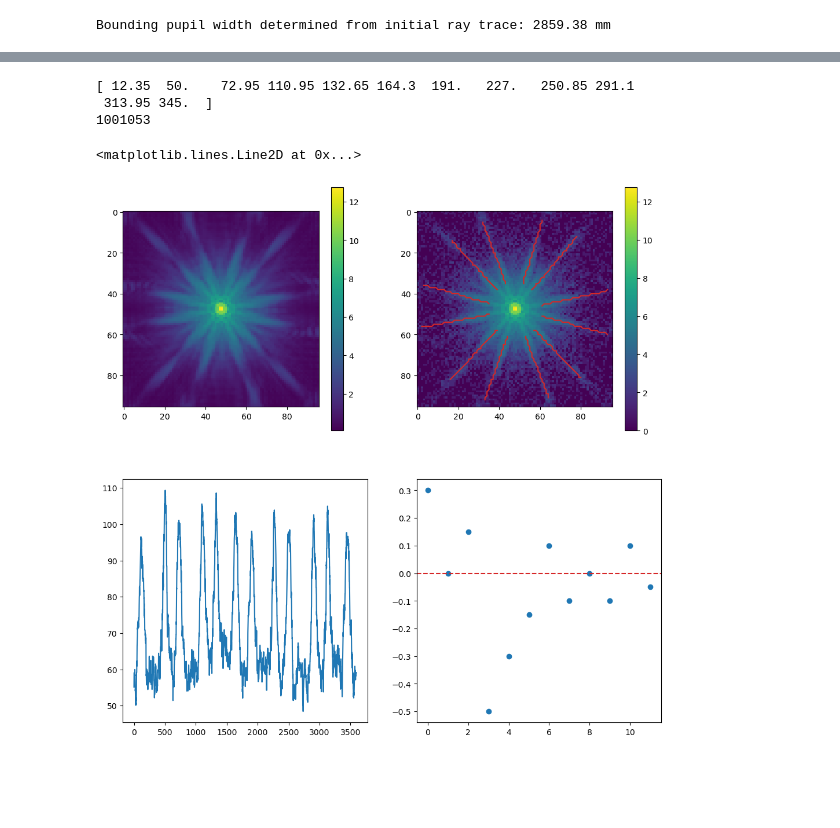
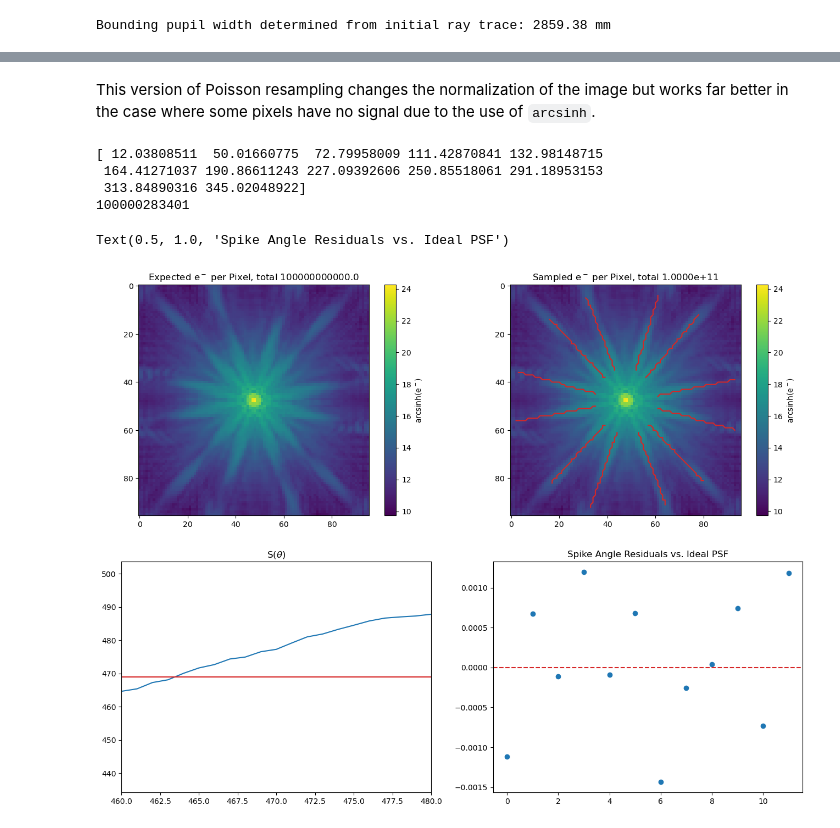
Before and after one commit to Roman-HLIS-Cosmology-PIT/spike-aberration-detect, a Jupyter notebook: psfsim_polychromatic.ipynb, the cells around one changed output, grey strips where cells are left out. Saved outputs shown, nothing was run; the diff lists cells and outputs as text; code cells hidden in the pictures; blank space fills up the shorter version.

```diff
--- a/psfsim_polychromatic.ipynb
+++ b/psfsim_polychromatic.ipynb
@@ -169,6 +180,8 @@ plt.imshow( dsamp_poly_unfocused )
 <matplotlib.image.AxesImage at 0x...>
 [figure]
 # %%
+# I copied this from Nihar code (I think) but it is currently unused in this notebook
+
 def center_crop(img, half_size=240):
     cy, cx = np.array(img.shape) // 2
     return img[cy-half_size:cy+half_size, cx-half_size:cx+half_size]
@@ -178,18 +191,23 @@ def center_crop(img, half_size=240):
 
 fig, ax = plt.subplots( figsize=( 12, 12 ), ncols=2, nrows=2 )
 im = ax[0,0].imshow( poly_ideal )
+ax[0,0].set_title( 'Ideal' )
 fig.colorbar( im, ax=ax[0,0] )
 
 im = ax[0,1].imshow( poly_unfocused )
+ax[0,1].set_title( '0.1 focus' )
 fig.colorbar( im, ax=ax[0,1] )
 
 im = ax[1,0].imshow( poly_unfocused_n )
+ax[1,0].set_title( '-0.1 focus' )
 fig.colorbar( im, ax=ax[1,0] )
 
 im = ax[1,1].imshow( poly_unfocused_small )
+ax[1,1].set_title( '0.02 focus' )
 fig.colorbar( im, ax=ax[1,1] )
 
 print( poly_ideal.shape )
 img2 = center_crop( poly_ideal )
+fig.suptitle( 'H band PSF with different amounts of focusing' )
 # %% [output]
 (768, 768)
@@ -574,39 +635,52 @@ ax[1,0].scatter( N, spike_list_dideal_noise - spike_list_dideal )
+# %% [markdown]
+This version of Poisson resampling changes the normalization of the image but works far better in the case where some pixels have no signal due to the use of `arcsinh`.
 # %%
 # plt.imshow( dsamp_poly_ideal_nolog * 64e8 )
-flux_factor = 64 * 1e6
+flux_factor = 64 * 1e11
 poisson_means = np.abs( dsamp_poly_ideal_nolog * flux_factor )
 
 rng = np.random.default_rng( )
 dsamp_poly_ideal_noise_nolog = rng.poisson( lam=poisson_means, size=poisson_means.shape )
 
-sums, _, _, spikes_noisy = find_spikes( np.arcsinh( dsamp_poly_ideal_noise_nolog ), 0.1, dsamp_bound, dsamp_center, borders=borders, verbose=True )
+sums, _, cutoff, spikes_noisy = find_spikes( np.arcsinh( dsamp_poly_ideal_noise_nolog ), 0.1, dsamp_bound, dsamp_center, borders=borders, verbose=True )
 spikes_ideal = find_spikes( dsamp_poly_ideal, 0.1, dsamp_bound, dsamp_center, borders=borders )
 
 # plt.plot( sums )
 print( spikes_noisy )
 # plt.xlim( 300, 600 )
 # plt.ylim( 0.00578, 0.00580 )
 
-fig, ax = plt.subplots( figsize=( 12, 12 ), ncols=2, nrows=2 )
+fig, ax = plt.subplots( figsize=( 16, 12 ), ncols=2, nrows=2 )
 im = ax[0,0].imshow( np.arcsinh( poisson_means ) )
+ax[0,0].set_title( r'Expected $\text{e}^-$ per Pixel, ' + f'total {(flux_factor/64)}' )
 # im = ax[0,0].imshow( ( poisson_means ) )
-fig.colorbar( im, ax=ax[0,0] )
+fig.colorbar( im, ax=ax[0,0], label=r'arcsinh($\text{e}^-$)' )
+# ax[0,0].legend( )
 print( np.sum( dsamp_poly_ideal_noise_nolog ) )
 im = ax[0,1].imshow( np.arcsinh( dsamp_poly_ideal_noise_nolog ) )
+ax[0,1].set_title( r'Sampled $\text{e}^-$ per Pixel, total ' + f'{np.sum( dsamp_poly_ideal_noise_nolog ):.4e}' )
 # im = ax[0,1].imshow( ( dsamp_poly_ideal_noise_nolog ) )
 for s in spikes_noisy:
     draw_ray( ax[0,1], s, dsamp_bound, dsamp_center, borders=borders, color='C3' )
 
-fig.colorbar( im, ax=ax[0,1] )
+fig.colorbar( im, ax=ax[0,1], label=r'arcsinh($\text{e}^-$)' )
 
+# angles = np.linspace( 0, 359.9, np.int_( 360/0.1 ) )
+# ax[1,0].plot( angles, sums )
 ax[1,0].plot( sums )
+ax[1,0].set_title( r'S($\theta$)' )
+ax[1,0].axhline( cutoff, color='C3' )
+ax[1,0].set_xlim( 460, 480 )
 
 N = np.arange( spikes_ideal.size )
 ax[1,1].scatter( N, spikes_noisy - spikes_ideal )
 ax[1,1].axhline( 0, ls='--', color='C3' )
+ax[1,1].set_title( 'Spike Angle Residuals vs. Ideal PSF' )
+# plt.show( )
 # %% [output]
-[ 12.35  50.    72.95 110.95 132.65 164.3  191.   227.   250.85 291.1
- 313.95 345.  ]
-1001053
+[ 12.03808511  50.01660775  72.79958009 111.42870841 132.98148715
+ 164.41271037 190.86611243 227.09392606 250.85518061 291.18953153
+ 313.84890316 345.02048922]
+100000283401
-<matplotlib.lines.Line2D at 0x...>
+Text(0.5, 1.0, 'Spike Angle Residuals vs. Ideal PSF')
-[figure, old version]
+[figure, new version]
```
Also changed, not shown: parts of 17 cells of this notebook, 2 other files.
